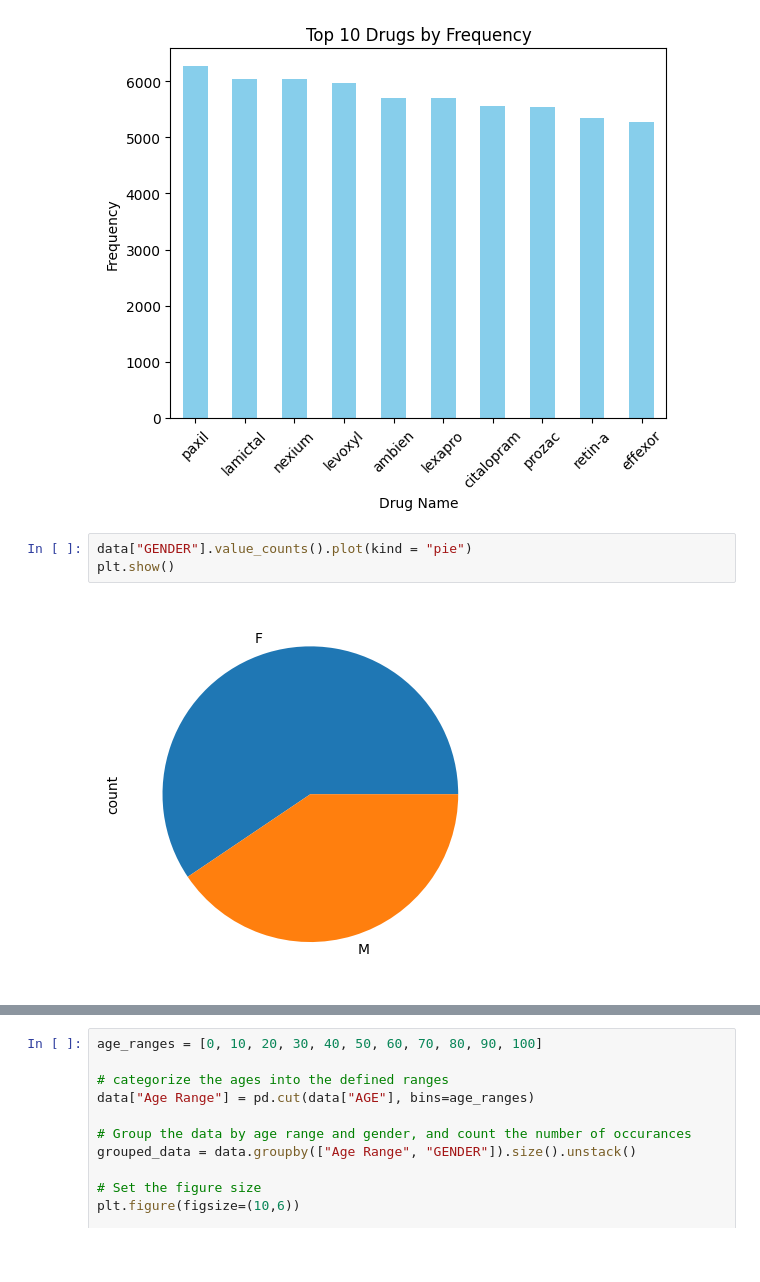
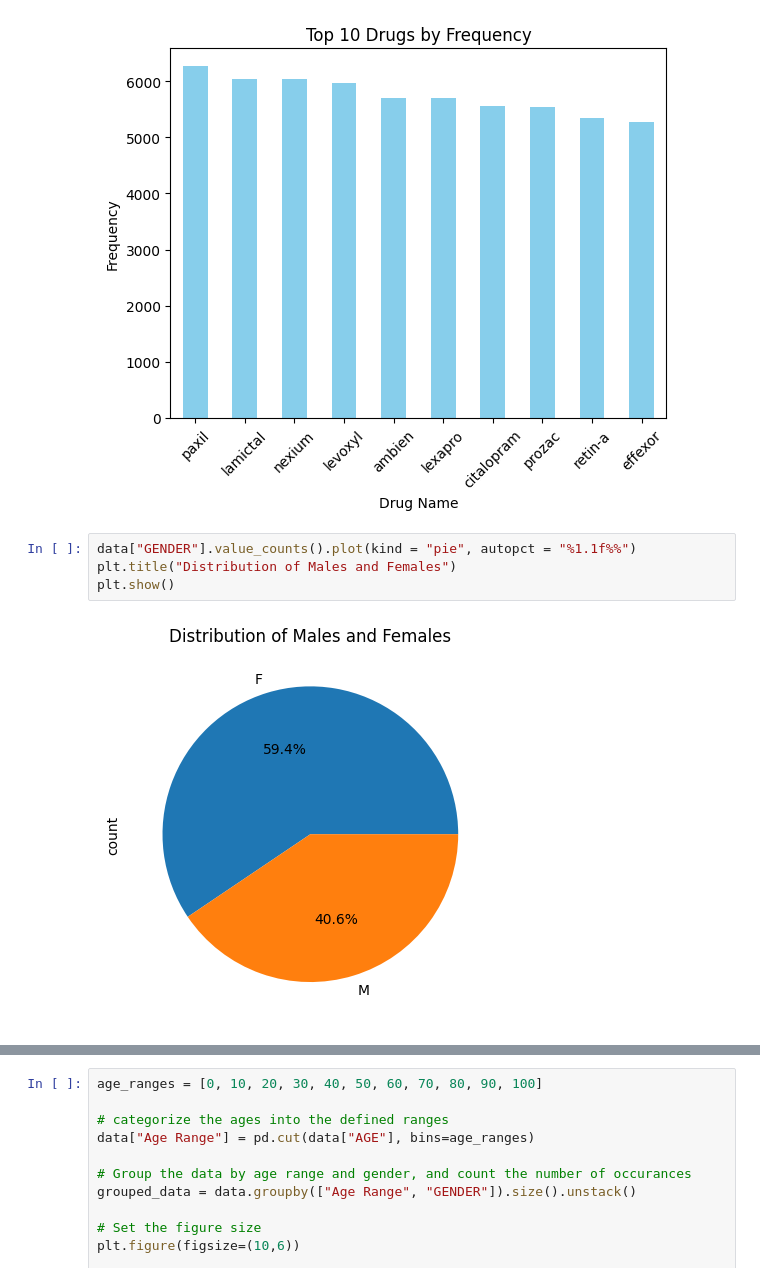
Before and after one commit to Pinnacle443/Drug-Trial, a Jupyter notebook: TCS Intership.ipynb, the cells around one changed output, grey strips where cells are left out. Drawn from its saved outputs; the diff is of its cells as text; blank space fills up the shorter version.

```diff
--- a/TCS Intership.ipynb
+++ b/TCS Intership.ipynb
@@ -112,7 +112,8 @@ plt.show()
 # %% [output]
 [figure]
 # %%
-data["GENDER"].value_counts().plot(kind = "pie")
+data["GENDER"].value_counts().plot(kind = "pie", autopct = "%1.1f%%")
+plt.title("Distribution of Males and Females")
 plt.show()
 # %% [output]
-[figure, old version]
+[figure, new version]
```
Also changed, not shown: parts of 1 cell of this notebook.
